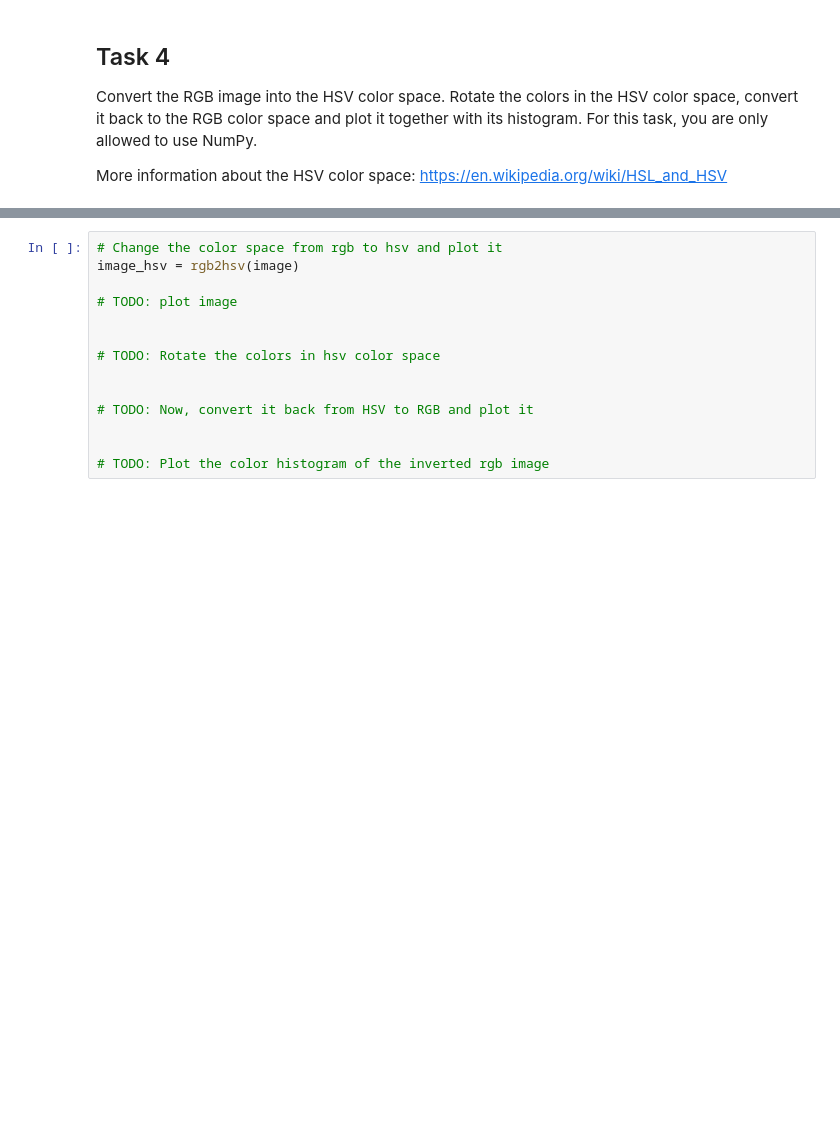
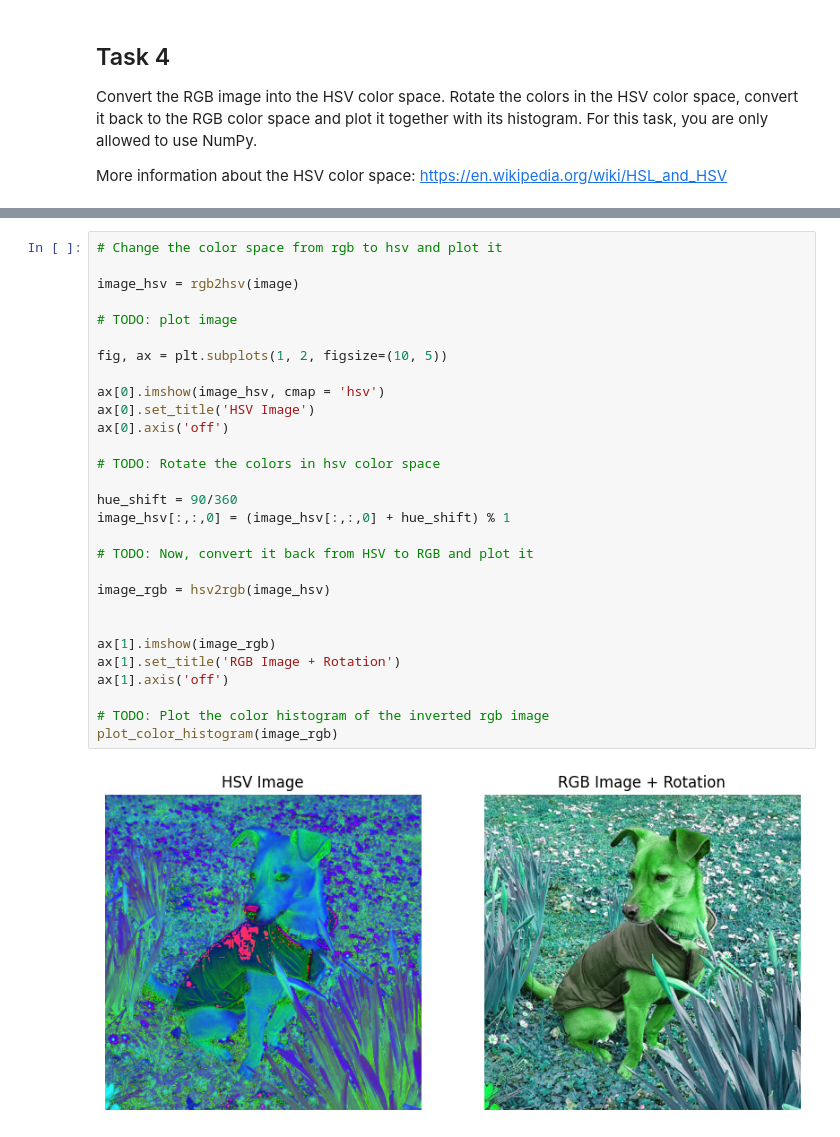
Before and after one commit to smitha13798/3dcv-students_Group4, a Jupyter notebook: 1.0-tl-scientific-python.ipynb, the cells around one changed output, grey strips where cells are left out. Saved outputs shown, nothing was run; the diff lists cells and outputs as text; blank space fills up the shorter version.

```diff
--- a/1.0-tl-scientific-python.ipynb
+++ b/1.0-tl-scientific-python.ipynb
@@ -251,14 +291,31 @@ def hsv2rgb(image):
 # %%
 # Change the color space from rgb to hsv and plot it
+
 image_hsv = rgb2hsv(image)
 
 # TODO: plot image
 
+fig, ax = plt.subplots(1, 2, figsize=(10, 5))
+
+ax[0].imshow(image_hsv, cmap = 'hsv')
+ax[0].set_title('HSV Image')
+ax[0].axis('off')
 
 # TODO: Rotate the colors in hsv color space
 
+hue_shift = 90/360
+image_hsv[:,:,0] = (image_hsv[:,:,0] + hue_shift) % 1
 
 # TODO: Now, convert it back from HSV to RGB and plot it
 
+image_rgb = hsv2rgb(image_hsv)
+
+
+ax[1].imshow(image_rgb)
+ax[1].set_title('RGB Image + Rotation')
+ax[1].axis('off')
 
 # TODO: Plot the color histogram of the inverted rgb image
+plot_color_histogram(image_rgb)
+# %% [output]
+[figure, added]
```
Also changed, not shown: parts of 5 cells of this notebook.
